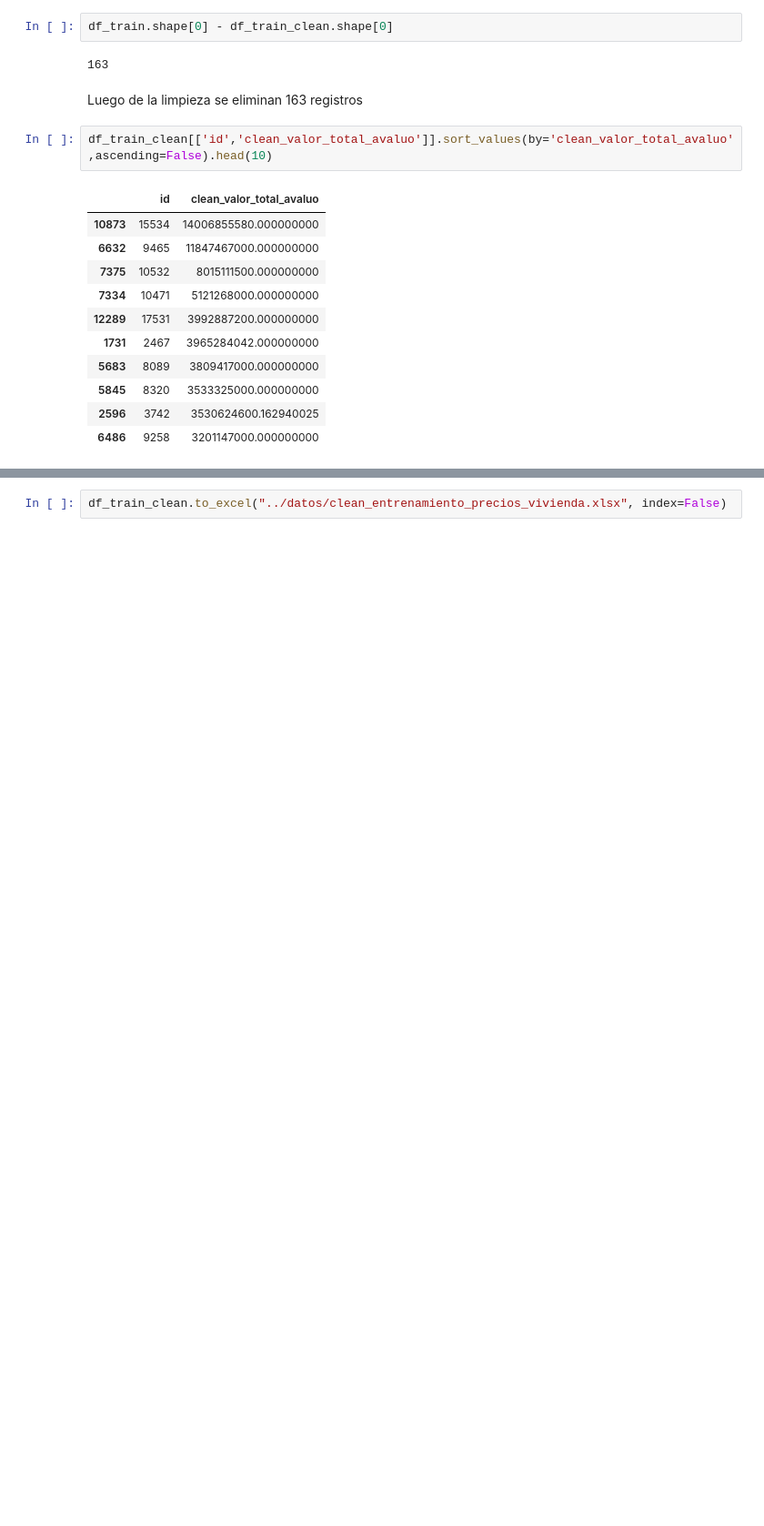
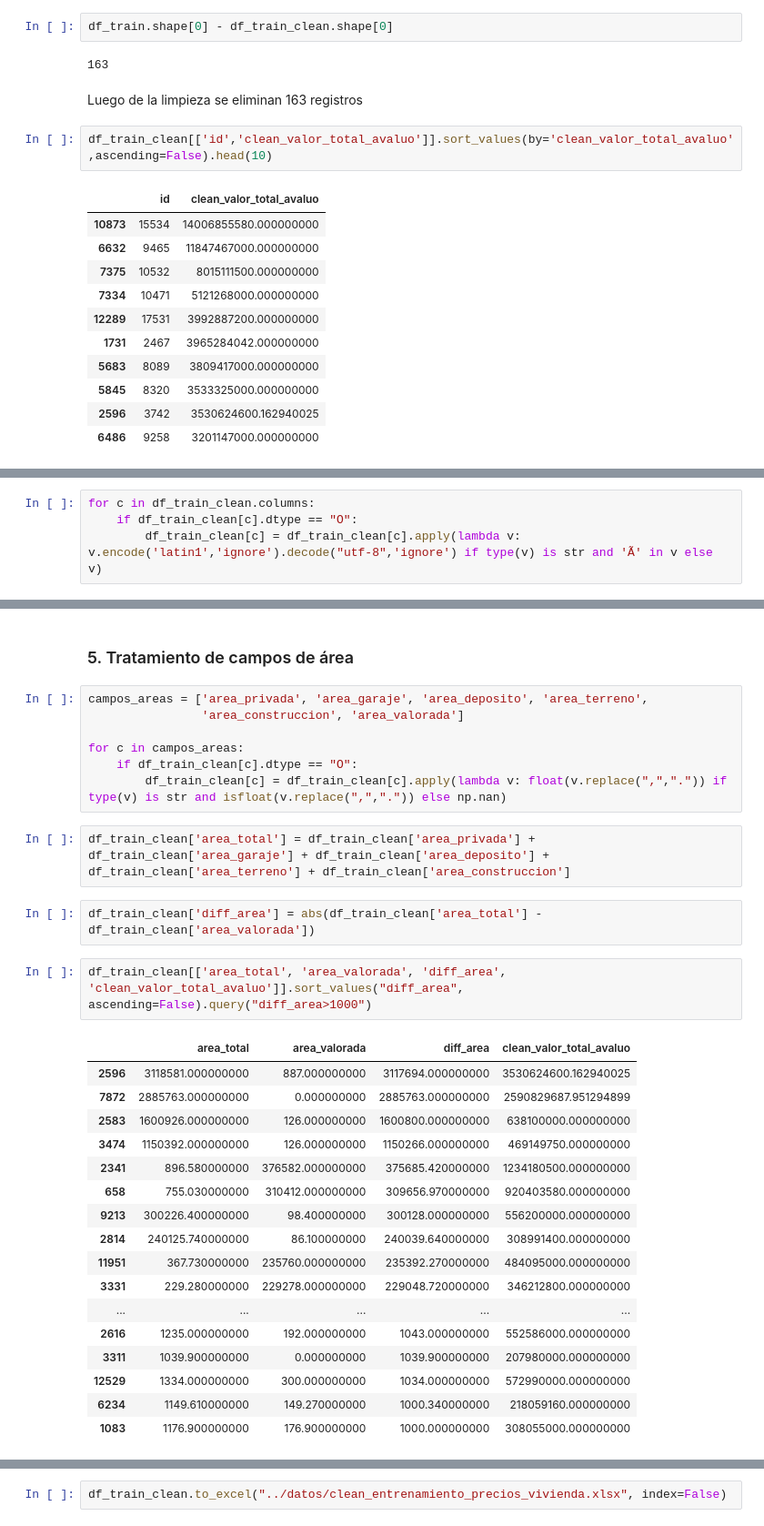
Before and after one commit to asernat/miad_proyecto_despliegue, a Jupyter notebook: codigo/01 - Limpieza de datos.ipynb, the cells around one changed output, grey strips where cells are left out. Shown: that part at 91% size. Drawn from its saved outputs; the diff is of its cells as text; blank space fills up the shorter version.

Commit message:
add final clean data

```diff
--- a/codigo/01 - Limpieza de datos.ipynb
+++ b/codigo/01 - Limpieza de datos.ipynb
@@ -293,0 +298,4 @@ df_train_clean.head()
+# %%
+for c in df_train_clean.columns:
+    if df_train_clean[c].dtype == "O":
+        df_train_clean[c] = df_train_clean[c].apply(lambda v: v.encode('latin1','ignore').decode("utf-8",'ignore') if type(v) is str and 'Ã' in v else v)
@@ -293,0 +311,33 @@ df_train_clean.head()
+# %% [markdown]
+### 5. Tratamiento de campos de área
+# %%
+campos_areas = ['area_privada', 'area_garaje', 'area_deposito', 'area_terreno',
+                'area_construccion', 'area_valorada']
+
+for c in campos_areas:
+    if df_train_clean[c].dtype == "O":
+        df_train_clean[c] = df_train_clean[c].apply(lambda v: float(v.replace(",",".")) if type(v) is str and isfloat(v.replace(",",".")) else np.nan)
+# %%
+df_train_clean['area_total'] = df_train_clean['area_privada'] + df_train_clean['area_garaje'] + df_train_clean['area_deposito'] + df_train_clean['area_terreno'] + df_train_clean['area_construccion']
+# %%
+df_train_clean['diff_area'] = abs(df_train_clean['area_total'] - df_train_clean['area_valorada'])
+# %%
+df_train_clean[['area_total', 'area_valorada', 'diff_area', 'clean_valor_total_avaluo']].sort_values("diff_area", ascending=False).query("diff_area>1000")
+# %% [output]
+|  | area_total | area_valorada | diff_area | clean_valor_total_avaluo |
+| 2596 | 3118581.000000000 | 887.000000000 | 3117694.000000000 | 3530624600.162940025 |
+| 7872 | 2885763.000000000 | 0.000000000 | 2885763.000000000 | 2590829687.951294899 |
+| 2583 | 1600926.000000000 | 126.000000000 | 1600800.000000000 | 638100000.000000000 |
+| 3474 | 1150392.000000000 | 126.000000000 | 1150266.000000000 | 469149750.000000000 |
+| 2341 | 896.580000000 | 376582.000000000 | 375685.420000000 | 1234180500.000000000 |
+| 658 | 755.030000000 | 310412.000000000 | 309656.970000000 | 920403580.000000000 |
+| 9213 | 300226.400000000 | 98.400000000 | 300128.000000000 | 556200000.000000000 |
+| 2814 | 240125.740000000 | 86.100000000 | 240039.640000000 | 308991400.000000000 |
+| 11951 | 367.730000000 | 235760.000000000 | 235392.270000000 | 484095000.000000000 |
+| 3331 | 229.280000000 | 229278.000000000 | 229048.720000000 | 346212800.000000000 |
+| ... | ... | ... | ... | ... |
+| 2616 | 1235.000000000 | 192.000000000 | 1043.000000000 | 552586000.000000000 |
+| 3311 | 1039.900000000 | 0.000000000 | 1039.900000000 | 207980000.000000000 |
+| 12529 | 1334.000000000 | 300.000000000 | 1034.000000000 | 572990000.000000000 |
+| 6234 | 1149.610000000 | 149.270000000 | 1000.340000000 | 218059160.000000000 |
+| 1083 | 1176.900000000 | 176.900000000 | 1000.000000000 | 308055000.000000000 |
```
Also changed, not shown: parts of 6 cells of this notebook, 1 other file.
